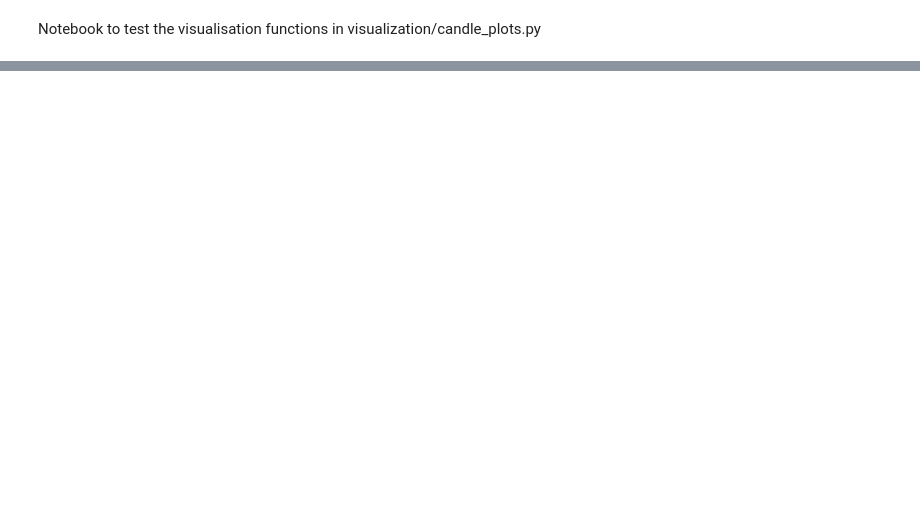
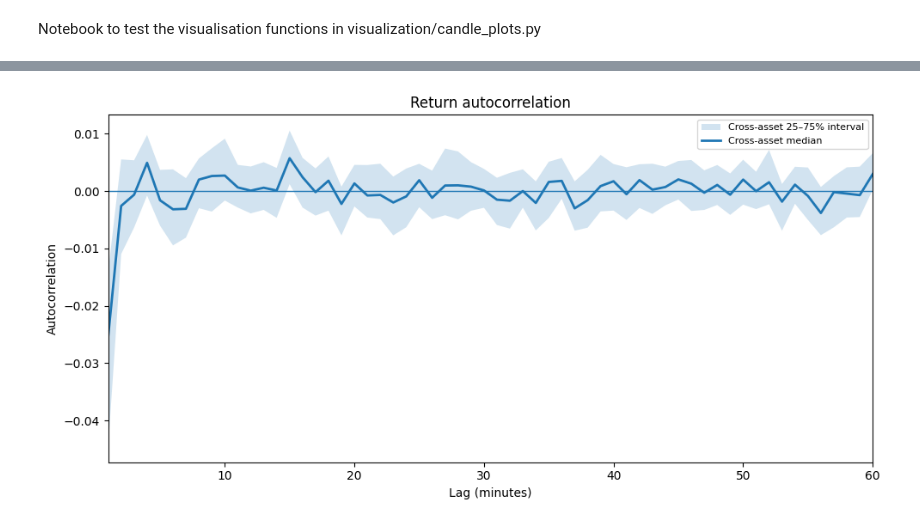
Before and after one commit to VishR-94/dynamic_graphs_thesis, a Jupyter notebook: notebooks/01_plot_candle_data.ipynb, the cells around one changed output, grey strips where cells are left out. Drawn from its saved outputs; the diff is of its cells as text; code cells hidden in the pictures; blank space fills up the shorter version.

Commit message:
added Kronos results and extra plot utilities

```diff
--- a/notebooks/01_plot_candle_data.ipynb
+++ b/notebooks/01_plot_candle_data.ipynb
@@ -210,0 +288,11 @@ fig, ax, avg_abs_return, std_abs_return = plot_average_intraday_abs_return(
+# %%
+_, _, return_acf = plot_return_autocorrelation(
+    split=train,
+    channel="close",
+    max_lag=60,
+    min_lag=1,
+    kind="return",
+    centre="median",
+)
+# %% [output]
+[figure, added]
```
Also changed, not shown: parts of 10 cells of this notebook, 5 other files.
